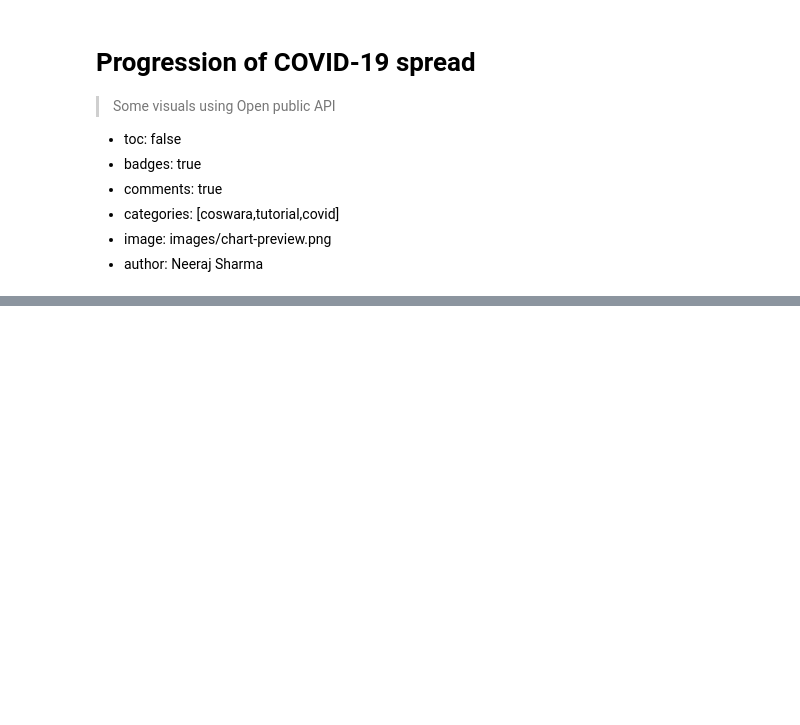
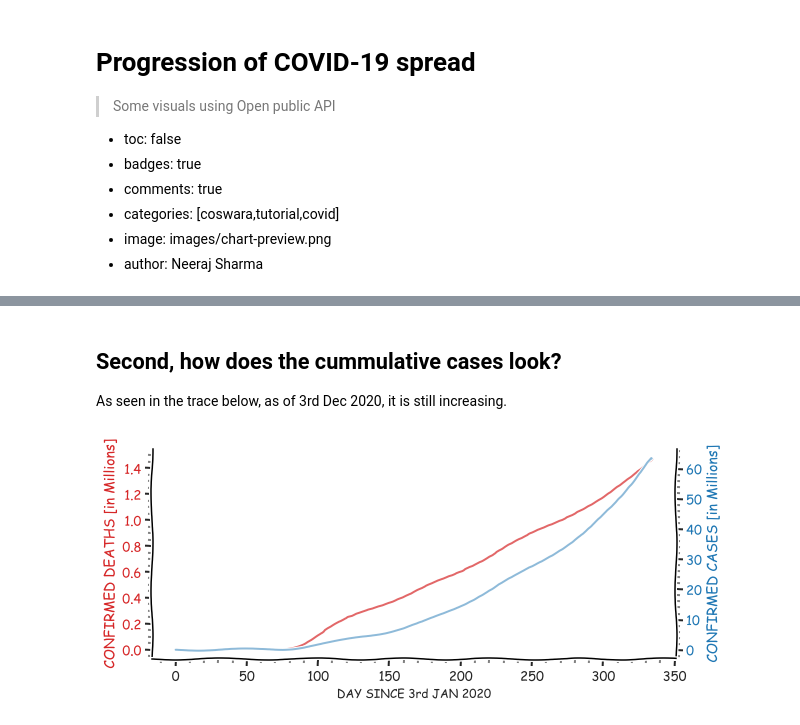
Before and after one commit to iiscleap/coswara-blog, a Jupyter notebook: _notebooks/2020-11-19-covid_cases_plot.ipynb, the cells around one changed output, grey strips where cells are left out. Cells and saved outputs as stored; diff of their text form; code cells hidden in the pictures; blank space fills up the shorter version.

```diff
--- a/_notebooks/2020-11-19-covid_cases_plot.ipynb
+++ b/_notebooks/2020-11-19-covid_cases_plot.ipynb
@@ -287,0 +149,47 @@ Text(0, 0.5, 'Frequency (KHz)')
+# %% [markdown]
+## Second, how does the cummulative cases look?
+As seen in the trace below, as of 3rd Dec 2020, it is still increasing.
+# %%
+#collapse
+# Create some mock data
+fig, ax1 = plt.subplots(figsize=(9,4))
+
+color = 'tab:red'
+ax1.set_xlabel('DAY SINCE 3rd JAN 2020')
+ax1.set_ylabel('CONFIRMED DEATHS [in Millions]', color=color, fontsize=14)
+ax1.plot(np.array(data_1)/1e6, '-',color=color,alpha=0.7)
+ax1.tick_params(axis='y', labelcolor=color)
+ax1.spines['top'].set_visible(False)
+ax1.grid(True)
+ax1.xaxis.set_minor_locator(AutoMinorLocator())
+ax1.yaxis.set_minor_locator(AutoMinorLocator())
+ax1.tick_params(which='both', width=2)
+ax1.tick_params(which='major', length=7)
+ax1.tick_params(which='minor', length=4, color='gray')
+plt.xticks(fontsize=13)
+plt.yticks(fontsize=13)
+# plt.xticks([0,31,60,91,len(sorteddates)-1],\
+#            ['11 Jan','11 Feb','11 Mar','11 Apr','16 May 2020'],rotation=0)
+
+ax2 = ax1.twinx()  # instantiate a second axes that shares the same x-axis
+
+color = 'tab:blue'
+ax2.set_ylabel('CONFIRMED CASES [in Millions]', color=color,fontsize=14)  # we already handled the x-label with ax1
+ax2.plot(np.array(data_2)/1e6,'-', color=color,alpha=0.5)
+ax2.tick_params(axis='y', labelcolor=color)
+ax2.spines['top'].set_visible(False)
+ax1.grid(True)
+ax2.xaxis.set_minor_locator(AutoMinorLocator())
+ax2.yaxis.set_minor_locator(AutoMinorLocator())
+ax2.tick_params(which='both', width=2)
+ax2.tick_params(which='major', length=7)
+ax2.tick_params(which='minor', length=4, color='gray')
+plt.xticks(fontsize=13)
+plt.yticks(fontsize=13)
+# plt.xticks([0,31,60,91,len(sorteddates)-1],\
+#            ['11 Jan','11 Feb','11 Mar','11 Apr','16 May 2020'],rotation=0)
+fig.tight_layout()  # otherwise the right y-label is slightly clipped
+# plt.savefig(path_store_figure+"IS2020_coswara_covid_who.pdf", bbox_inches='tight')
+plt.show()
+# %% [output]
+[figure, added]
```
Also changed, not shown: parts of 27 cells of this notebook, 1 other file.
